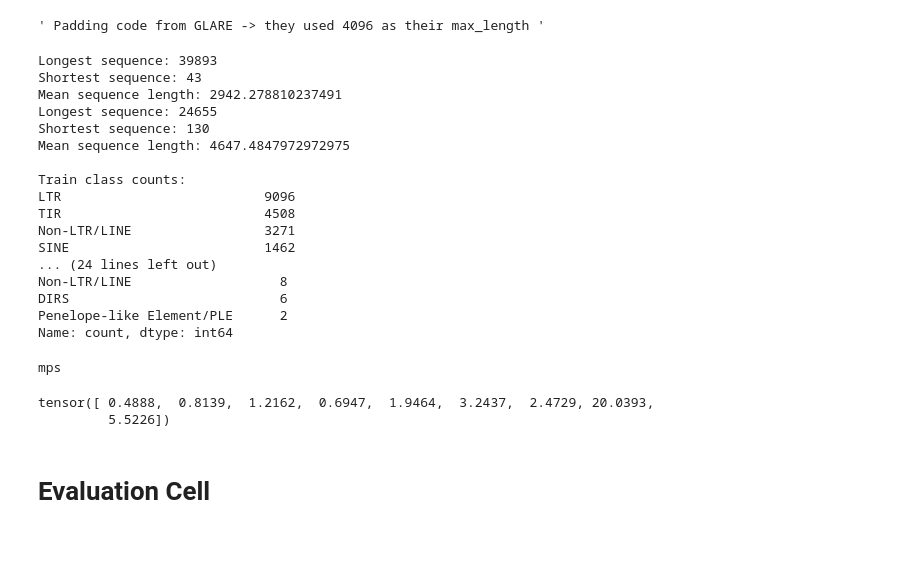
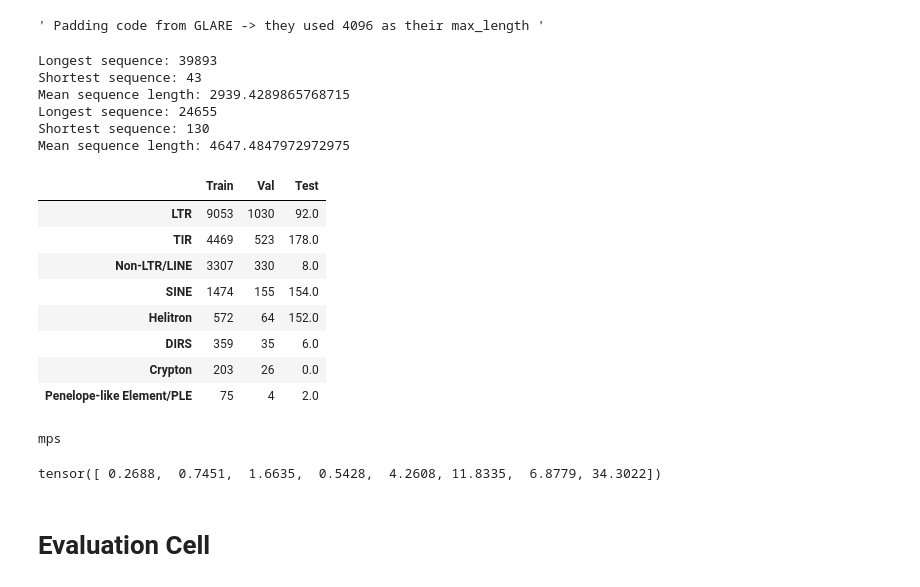
Before and after one commit to craig90/TransposonMachineLearning, a Jupyter notebook: LSTM.ipynb, the cells around one changed output. Drawn from its saved outputs; the diff is of its cells as text; code cells hidden in the pictures; blank space fills up the shorter version.

```diff
--- a/LSTM.ipynb
+++ b/LSTM.ipynb
@@ -80,9 +80,9 @@ sequence_encoding = {
 ' Padding code from GLARE -> they used 4096 as their max_length '
 # %%
 # 4096 is what GLARE used.
-# MAX_SEQ_LENGTH = 4096
+MAX_SEQ_LENGTH = 4096
 # using 500 because it's soo slow
-MAX_SEQ_LENGTH = 500
+# MAX_SEQ_LENGTH = 500
 
 def custom_collate_fn(batch):
     """ Custom collate function for padding sequences up to the length of the longest sequence in the batch
@@ -107,6 +107,8 @@ class CSVDataset(Dataset):
     def __init__(self, csv_file, max_length=MAX_SEQ_LENGTH, train=False):
 
         df = pd.read_csv(csv_file)
+
+        df = df[df['TE_Order'] != 'Maverick']
 
         self.sequences = [one_hot(s) for s in df["sequence_content"]]
         self.max_length = max_length
@@ -142,52 +144,54 @@ class CSVDataset(Dataset):
 
 
         return sequence, self.y[idx]
 
 training_data = CSVDataset(
     csv_file="LSTMDataSets/PREPROCESSED_TE_feature_extraction_dataset_without_maverickpolinton.csv",
     max_length=MAX_SEQ_LENGTH,
     train=True
 )
 
 testing_data = CSVDataset(
-    csv_file="LSTMDataSets/FINAL_tester_with_targets.csv",
+LST
     max_length=MAX_SEQ_LENGTH,
 )
 
 # TODO: come back to this because val set is getting same crop as training
 train_subset, val_subset = random_split(training_data, [0.9, 0.1], generator=torch.Generator().manual_seed(42))
 
 train_labels = training_data.y[train_subset.indices]
 train_counts = pd.Series(train_labels.numpy()).map(index_to_label).value_counts()
-print("\nTrain class counts:")
-print(train_counts)
+# print("\nTrain class counts:")
+# print(train_counts)
 
 val_labels = training_data.y[val_subset.indices]
 val_counts = pd.Series(val_labels.numpy()).map(index_to_label).value_counts()
-print("\nValidation class counts:")
-print(val_counts)
+# print("\nValidation class counts:")
+# print(val_counts)
 
 test_counts = pd.Series(testing_data.y.numpy()).map(index_to_label).value_counts()
-print("\nTest class counts:")
-print(test_counts)
+# print("\nTest class counts:")
+# print(test_counts)
+
+combined_counts = pd.concat([train_counts, val_counts, test_counts], axis=1, keys=["Train", "Val", "Test"]).fillna(0)
+
+display(combined_counts)
 # %% [output]
 Longest sequence: 39893
 Shortest sequence: 43
-Mean sequence length: 2942.278810237491
+Mean sequence length: 2939.4289865768715
 Longest sequence: 24655
 Shortest sequence: 130
 Mean sequence length: 4647.4847972972975
-
-Train class counts:
-LTR                          9096
-TIR                          4508
-Non-LTR/LINE                 3271
-SINE                         1462
-... (24 lines left out)
-Non-LTR/LINE                   8
-DIRS                           6
-Penelope-like Element/PLE      2
-Name: count, dtype: int64
+|  | Train | Val | Test |
+| LTR | 9053 | 1030 | 92.0 |
+| TIR | 4469 | 523 | 178.0 |
+| Non-LTR/LINE | 3307 | 330 | 8.0 |
+| SINE | 1474 | 155 | 154.0 |
+| Helitron | 572 | 64 | 152.0 |
+| DIRS | 359 | 35 | 6.0 |
+| Crypton | 203 | 26 | 0.0 |
+| Penelope-like Element/PLE | 75 | 4 | 2.0 |
 # %%
 data_loader_train = DataLoader(train_subset, batch_size=batch_size, shuffle=True, collate_fn=custom_collate_fn)
 data_loader_val = DataLoader(val_subset, batch_size=batch_size, shuffle=True, collate_fn=custom_collate_fn)
@@ -230,20 +234,20 @@ mps
 # %%
 input_size = 4
 hidden_size = 128
-output_size = 9 # 9 TE output classes
+# output_size = 9 # 9 TE output classes
+output_size = 8
 
 num_layers = 1
 
 # since the training set is super inbalanced, make weights for loss function
 counts = torch.bincount(training_data.y, minlength=output_size).float()
 weights = counts.sum() / (counts.clamp(min=1) * output_size)
-weights = weights.sqrt()
+# weights = weights.sqrt()
 print(weights)
 # Define the loss function
 loss_fn = nn.CrossEntropyLoss(weight=weights.to(device))
 # %% [output]
-tensor([ 0.4888,  0.8139,  1.2162,  0.6947,  1.9464,  3.2437,  2.4729, 20.0393,
-         5.5226])
+tensor([ 0.2688,  0.7451,  1.6635,  0.5428,  4.2608, 11.8335,  6.8779, 34.3022])
 # %%
 # num_model_params = 0
 
```
Also changed, not shown: parts of 6 cells of this notebook, 1 other file.
